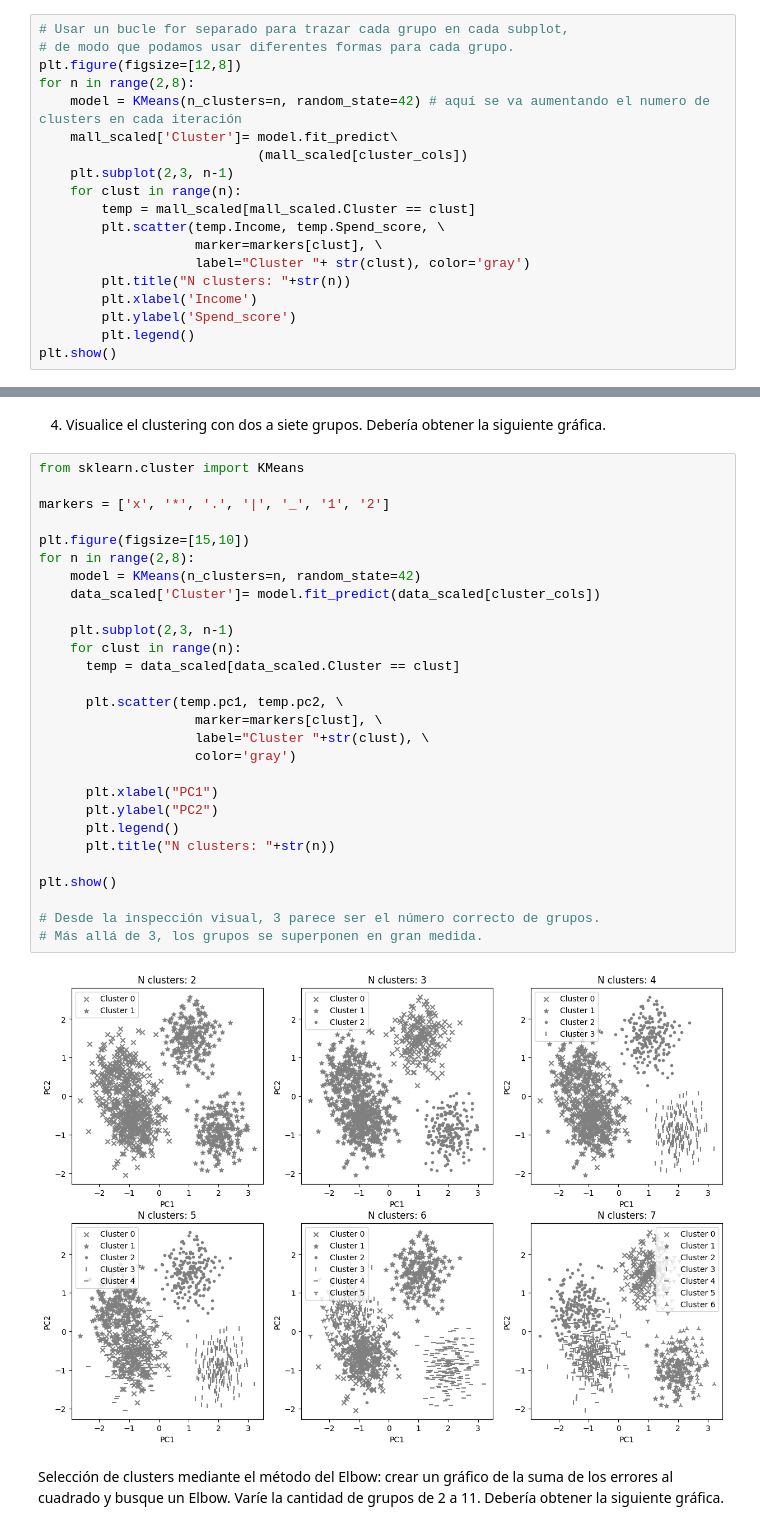
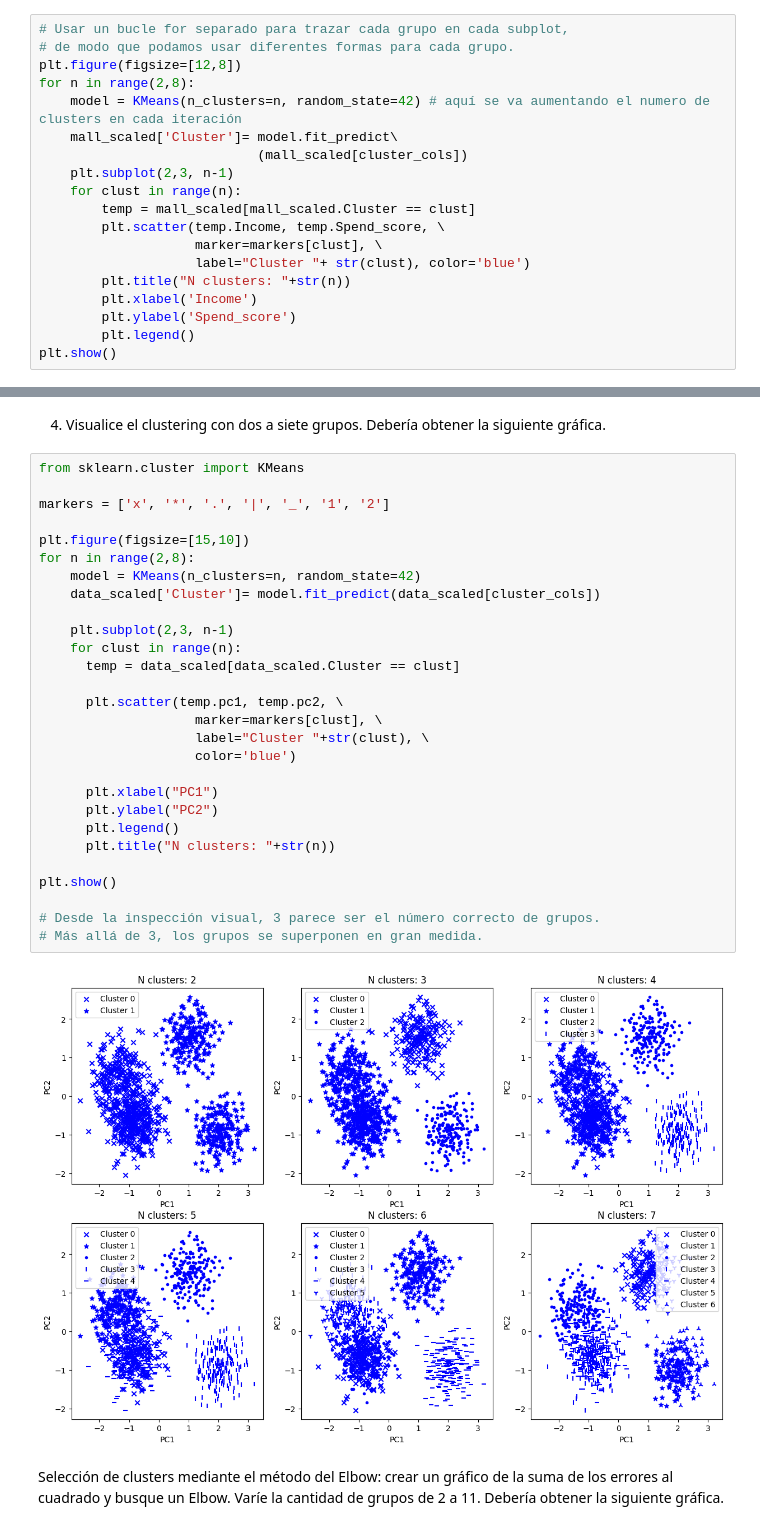
Before and after one commit to limspiga/customer-analytics, a Jupyter notebook: week-2b/customer_analytics_week_2b.ipynb, the cells around one changed output, grey strips where cells are left out. Drawn from its saved outputs; the diff is of its cells as text.

```diff
--- a/week-2b/customer_analytics_week_2b.ipynb
+++ b/week-2b/customer_analytics_week_2b.ipynb
@@ -185,7 +203,7 @@ for n in range(2,8):
         temp = mall_scaled[mall_scaled.Cluster == clust]
         plt.scatter(temp.Income, temp.Spend_score, \
                     marker=markers[clust], \
-                    label="Cluster "+ str(clust), color='gray')
+                    label="Cluster "+ str(clust), color='blue')
         plt.title("N clusters: "+str(n))
         plt.xlabel('Income')
         plt.ylabel('Spend_score')
@@ -372,33 +392,33 @@ plt.show()
 # %%
 from sklearn.cluster import KMeans
 
 markers = ['x', '*', '.', '|', '_', '1', '2']
 
 plt.figure(figsize=[15,10])
 for n in range(2,8):
     model = KMeans(n_clusters=n, random_state=42)
     data_scaled['Cluster']= model.fit_predict(data_scaled[cluster_cols])
 
     plt.subplot(2,3, n-1)
     for clust in range(n):
       temp = data_scaled[data_scaled.Cluster == clust]
 
       plt.scatter(temp.pc1, temp.pc2, \
                     marker=markers[clust], \
                     label="Cluster "+str(clust), \
-                    color='gray')
+                    color='blue')
 
       plt.xlabel("PC1")
       plt.ylabel("PC2")
       plt.legend()
       plt.title("N clusters: "+str(n))
 
 plt.show()
 
 # Desde la inspección visual, 3 parece ser el número correcto de grupos.
 # Más allá de 3, los grupos se superponen en gran medida.
 # %% [output]
-[figure, old version]
+[figure, new version]
 # %% [markdown]
 
 Selección de clusters mediante el método del Elbow: crear un gráfico de la suma de los errores al cuadrado y busque un Elbow. Varíe la cantidad de grupos de 2 a 11. Debería obtener la siguiente gráfica.
```
Also changed, not shown: parts of 66 cells of this notebook.
